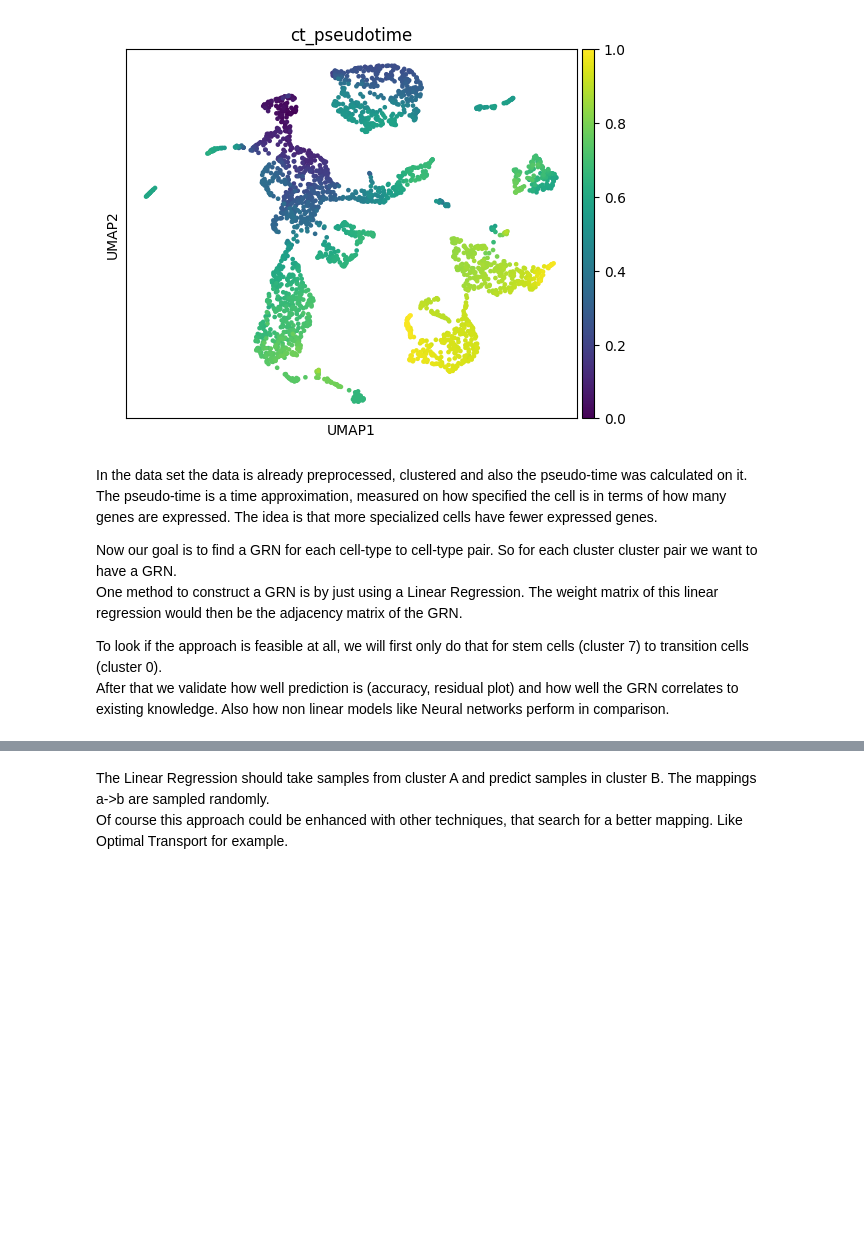
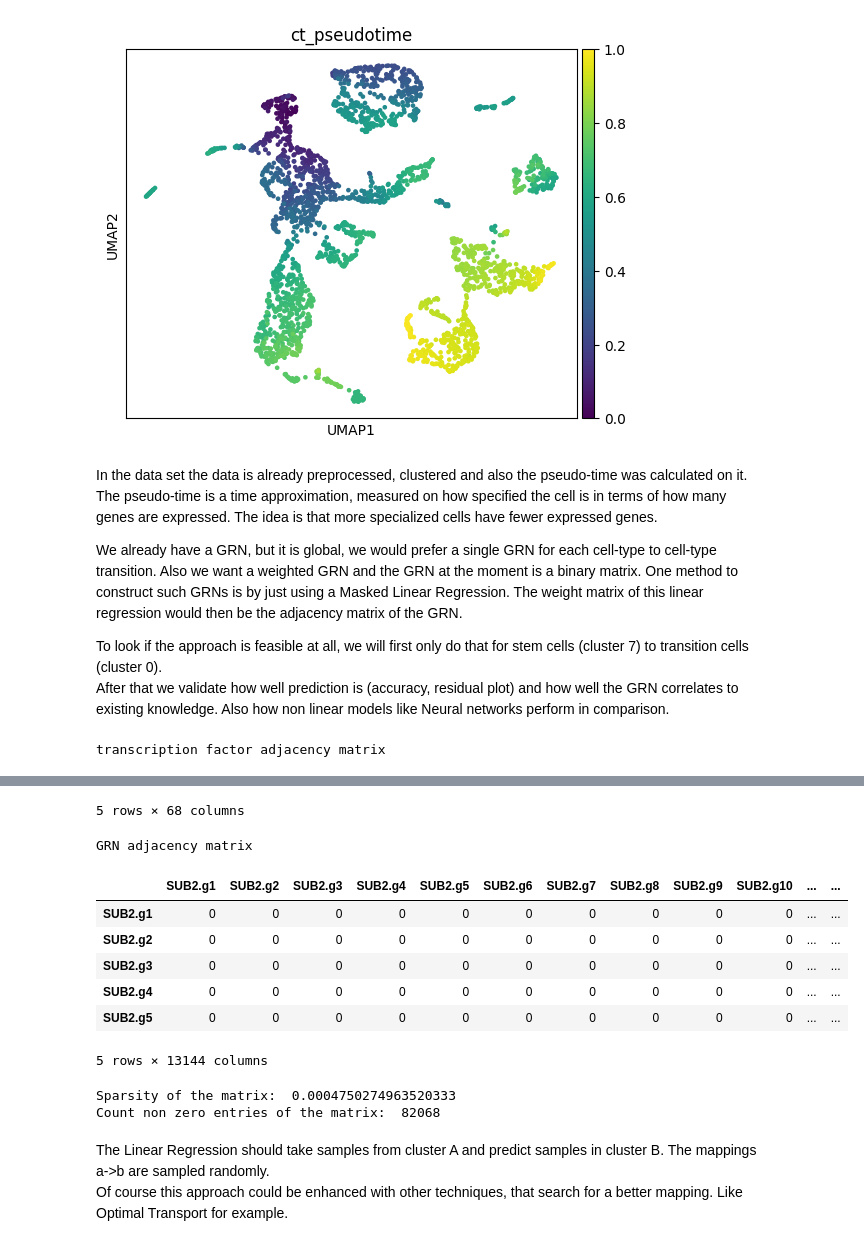
Before and after one commit to DavidWild02/BachelorThesis-ML-Gene-Interactions, a Jupyter notebook: GRNbetweenCellTypes.ipynb, the cells around one changed output, grey strips where cells are left out. Cells and saved outputs as stored; diff of their text form; code cells hidden in the pictures; blank space fills up the shorter version.

Commit message:
Added code for loading the transcription_factor_adjacency_matrix. Ready to move this to colab

```diff
--- a/GRNbetweenCellTypes.ipynb
+++ b/GRNbetweenCellTypes.ipynb
@@ -40,9 +40,34 @@ sc.pl.umap(adata, color="ct_pseudotime")
 # %% [markdown]
 In the data set the data is already preprocessed, clustered and also the pseudo-time was calculated on it. The pseudo-time is a time approximation, measured on how specified the cell is in terms of how many genes are expressed. The idea is that more specialized cells have fewer expressed genes.
 
-Now our goal is to find a GRN for each cell-type to cell-type pair. So for each cluster cluster pair we want to have a GRN.
-One method to construct a GRN is by just using a Linear Regression. The weight matrix of this linear regression would then be the adjacency matrix of the GRN.
+We already have a GRN, but it is global, we would prefer a single GRN for each cell-type to cell-type transition. Also we want a weighted GRN and the GRN at the moment is a binary matrix.
+One method to construct such GRNs is by just using a Masked Linear Regression. The weight matrix of this linear regression would then be the adjacency matrix of the GRN.
 
 To look if the approach is feasible at all, we will first only do that for stem cells (cluster 7) to transition cells (cluster 0).
 After that we validate how well prediction is (accuracy, residual plot) and how well the GRN correlates to existing knowledge.
 Also how non linear models like Neural networks perform in comparison.
+# %%
+from IPython.display import display
+
+#  load data global GRN
+df_tf_data = pd.read_csv("./data/transcription_factor_adjacency_matrix.csv", index_col="gene_ids")
+print("transcription factor adjacency matrix")
+display(df_tf_data.head())
+
+#  the tf_data set only contains data for a subset of the genes. So create a new dataframe for all genes and copy values to it
+df_grn = pd.DataFrame(
+    np.zeros((adata.n_vars, adata.n_vars), dtype=np.uint8),
+    index=adata.var_names, columns=adata.var_names
+)
+df_grn.loc[df_tf_data.index, df_tf_data.columns] = df_tf_data
+print("GRN adjacency matrix")
+display(df_grn.head())
+
+grn_matrix = df_grn.to_numpy()
+
+# Sparsity gives  a measure on how empty the matrix is. (How many zero entries)
+sparsity = grn_matrix.sum() / grn_matrix.size
+print("Sparsity of the matrix: ", sparsity)
+print("Count non zero entries of the matrix: ", grn_matrix.sum())
+# %% [output]
+transcription factor adjacency matrix
@@ -49,3 +81,14 @@ Also how non linear models like Neural networks perform in comparison.
+5 rows × 68 columns
+GRN adjacency matrix
+|  | SUB2.g1 | SUB2.g2 | SUB2.g3 | SUB2.g4 | SUB2.g5 | SUB2.g6 | SUB2.g7 | SUB2.g8 | SUB2.g9 | SUB2.g10 | ... | ... |
+| SUB2.g1 | 0 | 0 | 0 | 0 | 0 | 0 | 0 | 0 | 0 | 0 | ... | ... |
+| SUB2.g2 | 0 | 0 | 0 | 0 | 0 | 0 | 0 | 0 | 0 | 0 | ... | ... |
+| SUB2.g3 | 0 | 0 | 0 | 0 | 0 | 0 | 0 | 0 | 0 | 0 | ... | ... |
+| SUB2.g4 | 0 | 0 | 0 | 0 | 0 | 0 | 0 | 0 | 0 | 0 | ... | ... |
+| SUB2.g5 | 0 | 0 | 0 | 0 | 0 | 0 | 0 | 0 | 0 | 0 | ... | ... |
+5 rows × 13144 columns
+Sparsity of the matrix:  0.0004750274963520333
+Count non zero entries of the matrix:  82068
 # %% [markdown]
 The Linear Regression should take samples from cluster A and predict samples in cluster B. The mappings a->b are sampled randomly.
 Of course this approach could be enhanced with other techniques, that search for a better mapping. Like Optimal Transport for example.
```
Also changed, not shown: parts of 6 cells of this notebook.
